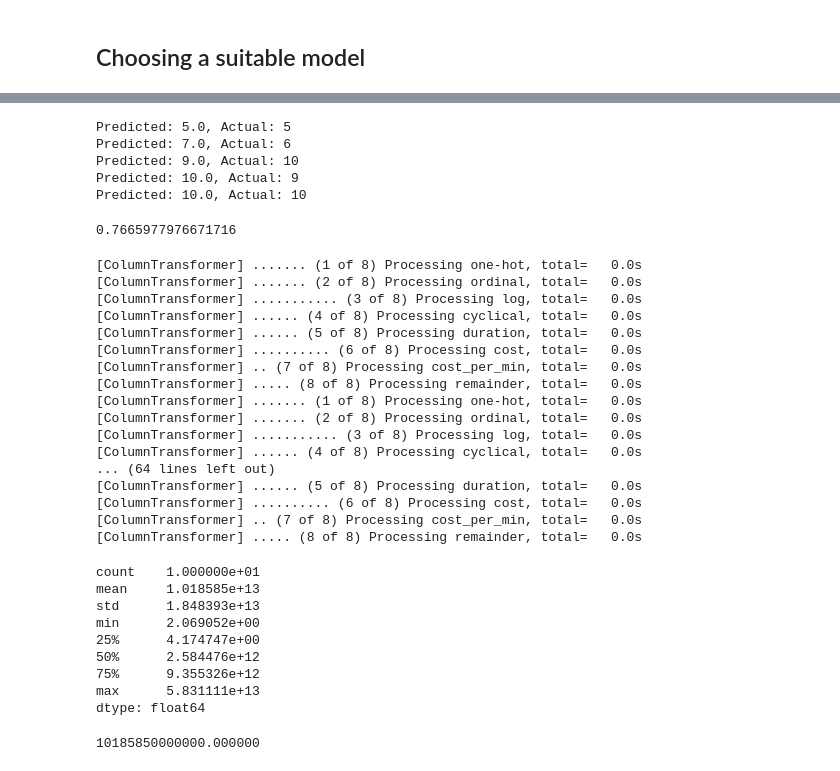
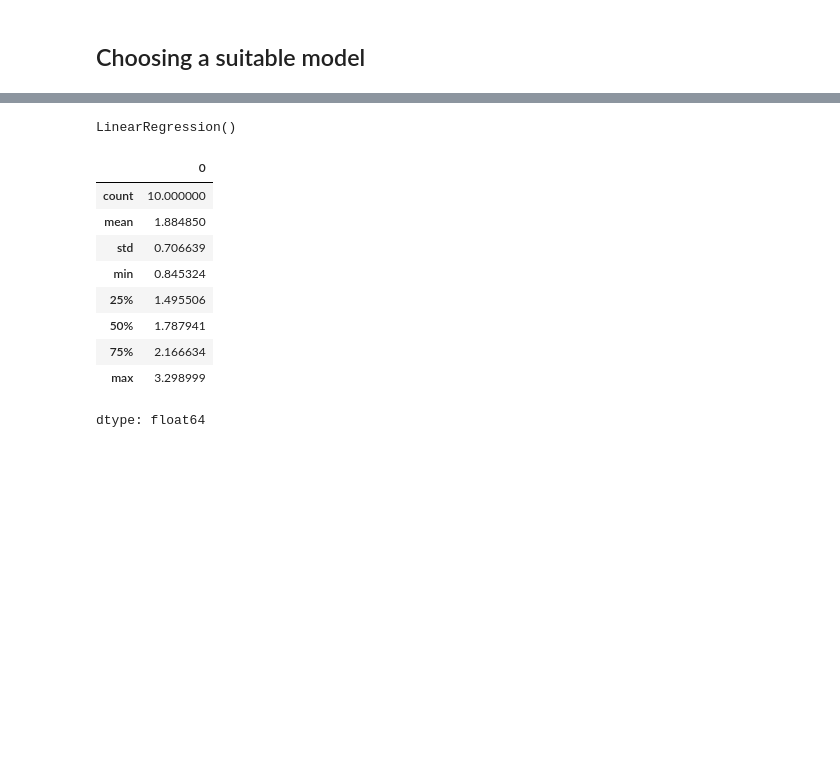
Before and after one commit to mikhail-mat/activity-satisfaction, a Jupyter notebook: model.ipynb, the cells around one changed output, grey strips where cells are left out. Drawn from its saved outputs; the diff is of its cells as text; code cells hidden in the pictures; blank space fills up the shorter version.

```diff
--- a/model.ipynb
+++ b/model.ipynb
@@ -221,7 +210,8 @@ ordinal_pipeline = make_pipeline(
     SimpleImputer(strategy='most_frequent'),
     FunctionTransformer(lambda X: X.to_numpy() if hasattr(X, 'to_numpy') else X, feature_names_out=ordinal_name),
     OrdinalEncoder(categories=[['Monday', 'Tuesday', 'Wednesday', 'Thursday',
-                                'Friday', 'Saturday', 'Sunday']])
+                                'Friday', 'Saturday', 'Sunday']]),
+    StandardScaler()
 )
 
 log_pipeline = make_pipeline(
@@ -272,7 +262,9 @@ preprocessing = ColumnTransformer([
     ('cost_per_min', ratio_pipeline, ['Cost', 'Duration'])
 ], remainder=default_num_pipeline, verbose=True)
 # %%
-activ_prepared = preprocessing.fit_transform(X_train)
+X_train_processed = preprocessing.fit_transform(X_train)
+X_test_processed = preprocessing.transform(X_test)
+
 preprocessing.get_feature_names_out()
 # %% [output]
 [ColumnTransformer] ....... (1 of 8) Processing one-hot, total=   0.0s
@@ -302,9 +297,3 @@ array(['one-hot__Social context_Alone', 'one-hot__Social context_Class',
        'remainder__Productivity'], dtype=object)
 # %% [markdown]
 ## Choosing a suitable model
-# %%
-lin_reg_pipeline = make_pipeline(
-    preprocessing,
-    LinearRegression()
-)
-lin_reg_pipeline.fit(X_train, y_train)
@@ -337,53 +300,21 @@ Pipeline(steps=[('columntransformer',
-# %%
-y_pred = lin_reg_pipeline.predict(X_train)
-for i in range(5):
-    if y_pred[i] > 10: y_pred[i] = 10
-    print(f'Predicted: {np.round_(y_pred[i])}, Actual: {y_train.iloc[i]}')
-# %% [output]
-Predicted: 5.0, Actual: 5
-Predicted: 7.0, Actual: 6
-Predicted: 9.0, Actual: 10
-Predicted: 10.0, Actual: 9
-Predicted: 10.0, Actual: 10
-# %%
-from sklearn.metrics import mean_squared_error
-mean_squared_error(y_train, y_pred)**0.5
-# %% [output]
-0.7665977976671716
+# %%
+lin_model = LinearRegression()
+lin_model.fit(X_train_processed, y_train)
+# %% [output]
+LinearRegression()
 # %%
 from sklearn.model_selection import cross_val_score
-lin_reg_cv_rmse = -cross_val_score(lin_reg_pipeline, X_train, y_train,
+lin_reg_cv_rmse = -cross_val_score(lin_model, X_train_processed, y_train,
                                    scoring='neg_root_mean_squared_error', cv=10)
 pd.Series(lin_reg_cv_rmse).describe()
 # %% [output]
+|  | 0 |
+| count | 10.000000 |
+| mean | 1.884850 |
+| std | 0.706639 |
+| min | 0.845324 |
+| 25% | 1.495506 |
+| 50% | 1.787941 |
+| 75% | 2.166634 |
+| max | 3.298999 |
-[ColumnTransformer] ....... (1 of 8) Processing one-hot, total=   0.0s
-[ColumnTransformer] ....... (2 of 8) Processing ordinal, total=   0.0s
-[ColumnTransformer] ........... (3 of 8) Processing log, total=   0.0s
-[ColumnTransformer] ...... (4 of 8) Processing cyclical, total=   0.0s
-[ColumnTransformer] ...... (5 of 8) Processing duration, total=   0.0s
-[ColumnTransformer] .......... (6 of 8) Processing cost, total=   0.0s
-[ColumnTransformer] .. (7 of 8) Processing cost_per_min, total=   0.0s
-[ColumnTransformer] ..... (8 of 8) Processing remainder, total=   0.0s
-[ColumnTransformer] ....... (1 of 8) Processing one-hot, total=   0.0s
-[ColumnTransformer] ....... (2 of 8) Processing ordinal, total=   0.0s
-[ColumnTransformer] ........... (3 of 8) Processing log, total=   0.0s
-[ColumnTransformer] ...... (4 of 8) Processing cyclical, total=   0.0s
-... (64 lines left out)
-[ColumnTransformer] ...... (5 of 8) Processing duration, total=   0.0s
-[ColumnTransformer] .......... (6 of 8) Processing cost, total=   0.0s
-[ColumnTransformer] .. (7 of 8) Processing cost_per_min, total=   0.0s
-[ColumnTransformer] ..... (8 of 8) Processing remainder, total=   0.0s
+dtype: float64
-count    1.000000e+01
-mean     1.018585e+13
-std      1.848393e+13
-min      2.069052e+00
-25%      4.174747e+00
-50%      2.584476e+12
-75%      9.355326e+12
-max      5.831111e+13
-dtype: float64
-# %%
-lin_reg_cv_rmse_mean = 1.018585e+13
-print('{:f}'.format(lin_reg_cv_rmse_mean))
-# %% [output]
-10185850000000.000000
```
Also changed, not shown: parts of 19 cells of this notebook.
